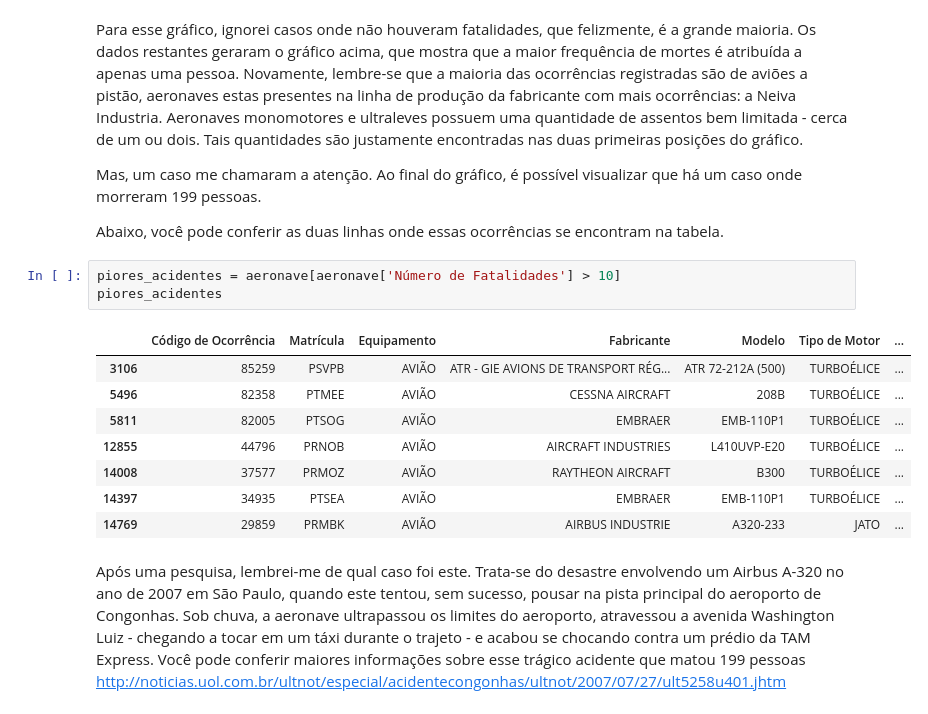
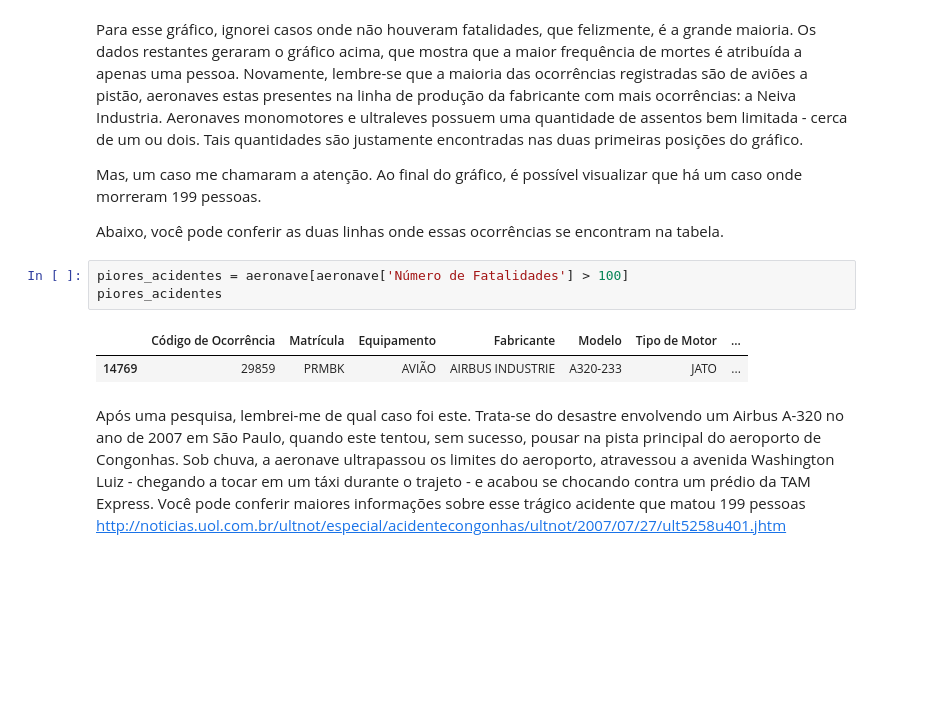
Before and after one commit to italoaraujosantos/analise-acidentes-aerios-brasil, a Jupyter notebook: acidente-incidente.ipynb, the cells around one changed output. Drawn from its saved outputs; the diff is of its cells as text; blank space fills up the shorter version.

```diff
--- a/acidente-incidente.ipynb
+++ b/acidente-incidente.ipynb
@@ -634,16 +636,10 @@ Mas, um caso me chamaram a atenção. Ao final do gráfico, é possível visuali
 
 Abaixo, você pode conferir as duas linhas onde essas ocorrências se encontram na tabela.
 # %%
-piores_acidentes = aeronave[aeronave['Número de Fatalidades'] > 10]
+piores_acidentes = aeronave[aeronave['Número de Fatalidades'] > 100]
 piores_acidentes
 # %% [output]
 |  | Código de Ocorrência | Matrícula | Equipamento | Fabricante | Modelo | Tipo de Motor | ... |
-| 3106 | 85259 | PSVPB | AVIÃO | ATR - GIE AVIONS DE TRANSPORT RÉG... | ATR 72-212A (500) | TURBOÉLICE | ... |
-| 5496 | 82358 | PTMEE | AVIÃO | CESSNA AIRCRAFT | 208B | TURBOÉLICE | ... |
-| 5811 | 82005 | PTSOG | AVIÃO | EMBRAER | EMB-110P1 | TURBOÉLICE | ... |
-| 12855 | 44796 | PRNOB | AVIÃO | AIRCRAFT INDUSTRIES | L410UVP-E20 | TURBOÉLICE | ... |
-| 14008 | 37577 | PRMOZ | AVIÃO | RAYTHEON AIRCRAFT | B300 | TURBOÉLICE | ... |
-| 14397 | 34935 | PTSEA | AVIÃO | EMBRAER | EMB-110P1 | TURBOÉLICE | ... |
 | 14769 | 29859 | PRMBK | AVIÃO | AIRBUS INDUSTRIE | A320-233 | JATO | ... |
 # %% [markdown]
 Após uma pesquisa, lembrei-me de qual caso foi este. Trata-se do desastre envolvendo um Airbus A-320 no ano de 2007 em São Paulo, quando este tentou, sem sucesso, pousar na pista principal do aeroporto de Congonhas. Sob chuva, a aeronave ultrapassou os limites do aeroporto, atravessou a avenida Washington Luiz - chegando a tocar em um táxi durante o trajeto - e acabou se chocando contra um prédio da TAM Express. Você pode conferir maiores informações sobre esse trágico acidente que matou 199 pessoas <http://noticias.uol.com.br/ultnot/especial/acidentecongonhas/ultnot/2007/07/27/ult5258u401.jhtm>
```
Also changed, not shown: parts of 19 cells of this notebook, 1 other file.
